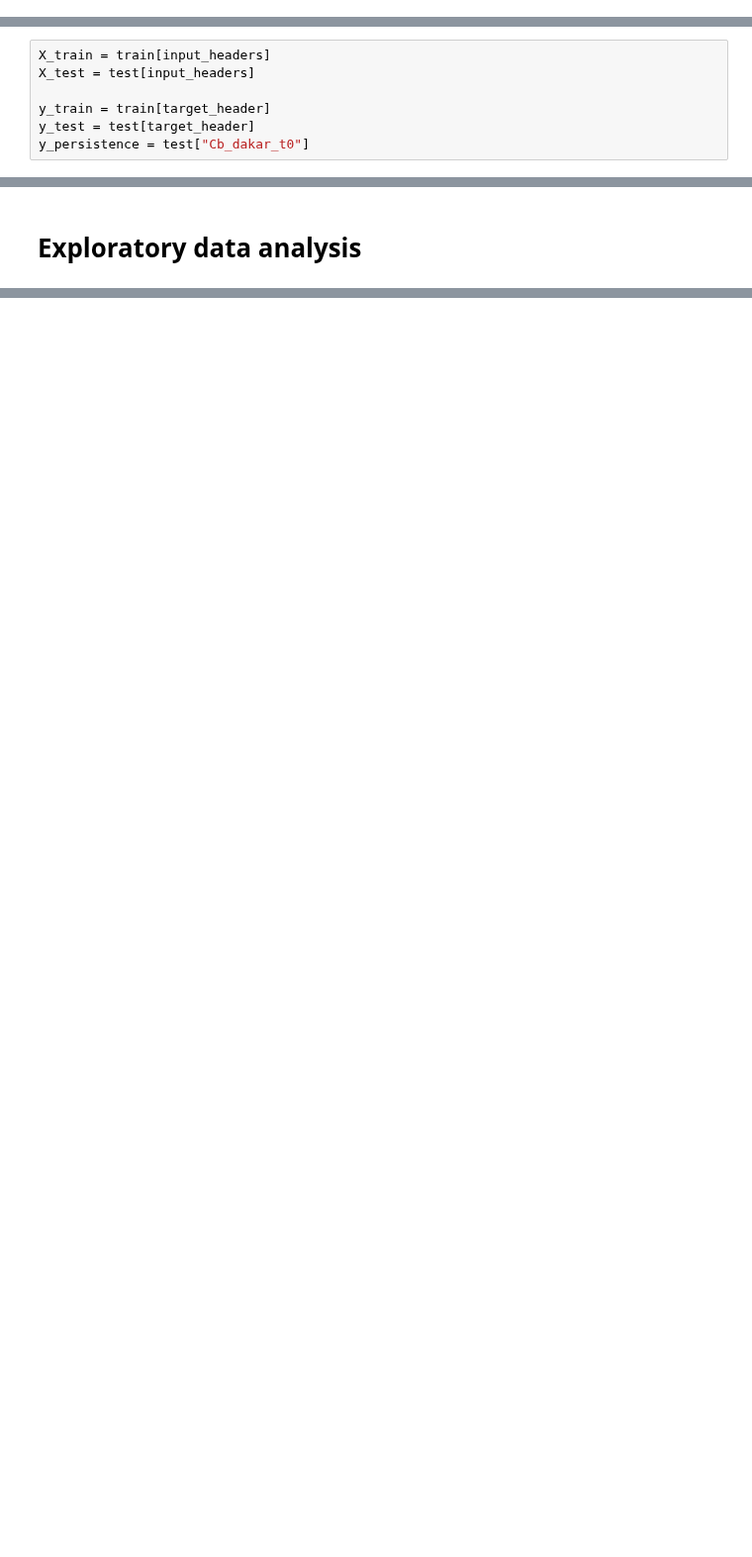
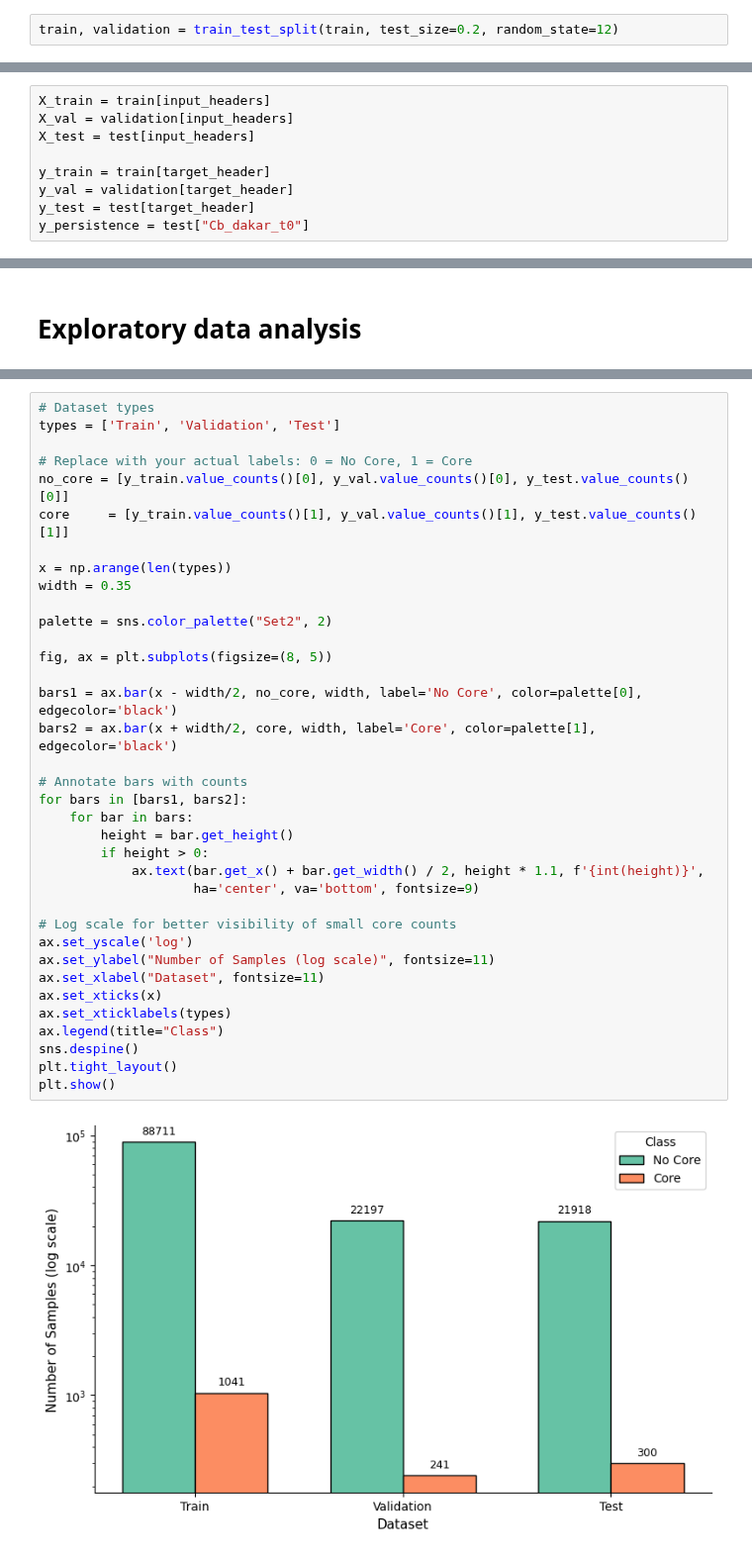
Before and after one commit to mendrika-mdg/EPS-Impact-Case-AI-Nowcasting, a Jupyter notebook: model/dakar/lead-time-t1/model-dakar-t1.ipynb, the cells around one changed output, grey strips where cells are left out. Shown at 99% size. Saved outputs shown, nothing was run; the diff lists cells and outputs as text; blank space fills up the shorter version.

Commit message:
Model training for Dakar

```diff
--- a/model/dakar/lead-time-t1/model-dakar-t1.ipynb
+++ b/model/dakar/lead-time-t1/model-dakar-t1.ipynb
@@ -36,0 +27,2 @@ lead_time = 1
+# %%
+train, validation = train_test_split(train, test_size=0.2, random_state=12)
@@ -38,8 +50,10 @@ lead_time = 1
 input_headers, target_header = choose_header(3, "dakar", lead_time)
 # %%
 X_train = train[input_headers]
+X_val = validation[input_headers]
 X_test = test[input_headers]
 
 y_train = train[target_header]
+y_val = validation[target_header]
 y_test = test[target_header]
 y_persistence = test["Cb_dakar_t0"]
@@ -56 +62,39 @@ y_train.value_counts(normalize=True).plot(kind='bar')
+# %%
+# Dataset types
+types = ['Train', 'Validation', 'Test']
+
+# Replace with your actual labels: 0 = No Core, 1 = Core
+no_core = [y_train.value_counts()[0], y_val.value_counts()[0], y_test.value_counts()[0]]
+core     = [y_train.value_counts()[1], y_val.value_counts()[1], y_test.value_counts()[1]]
+
+x = np.arange(len(types))
+width = 0.35
+
+palette = sns.color_palette("Set2", 2)
+
+fig, ax = plt.subplots(figsize=(8, 5))
+
+bars1 = ax.bar(x - width/2, no_core, width, label='No Core', color=palette[0], edgecolor='black')
+bars2 = ax.bar(x + width/2, core, width, label='Core', color=palette[1], edgecolor='black')
+
+# Annotate bars with counts
+for bars in [bars1, bars2]:
+    for bar in bars:
+        height = bar.get_height()
+        if height > 0:
+            ax.text(bar.get_x() + bar.get_width() / 2, height * 1.1, f'{int(height)}',
+                    ha='center', va='bottom', fontsize=9)
+
+# Log scale for better visibility of small core counts
+ax.set_yscale('log')
+ax.set_ylabel("Number of Samples (log scale)", fontsize=11)
+ax.set_xlabel("Dataset", fontsize=11)
+ax.set_xticks(x)
+ax.set_xticklabels(types)
+ax.legend(title="Class")
+sns.despine()
+plt.tight_layout()
+plt.show()
+# %% [output]
+[figure, added]
 # %%
```
Also changed, not shown: parts of 33 cells of this notebook, 11 other files.
